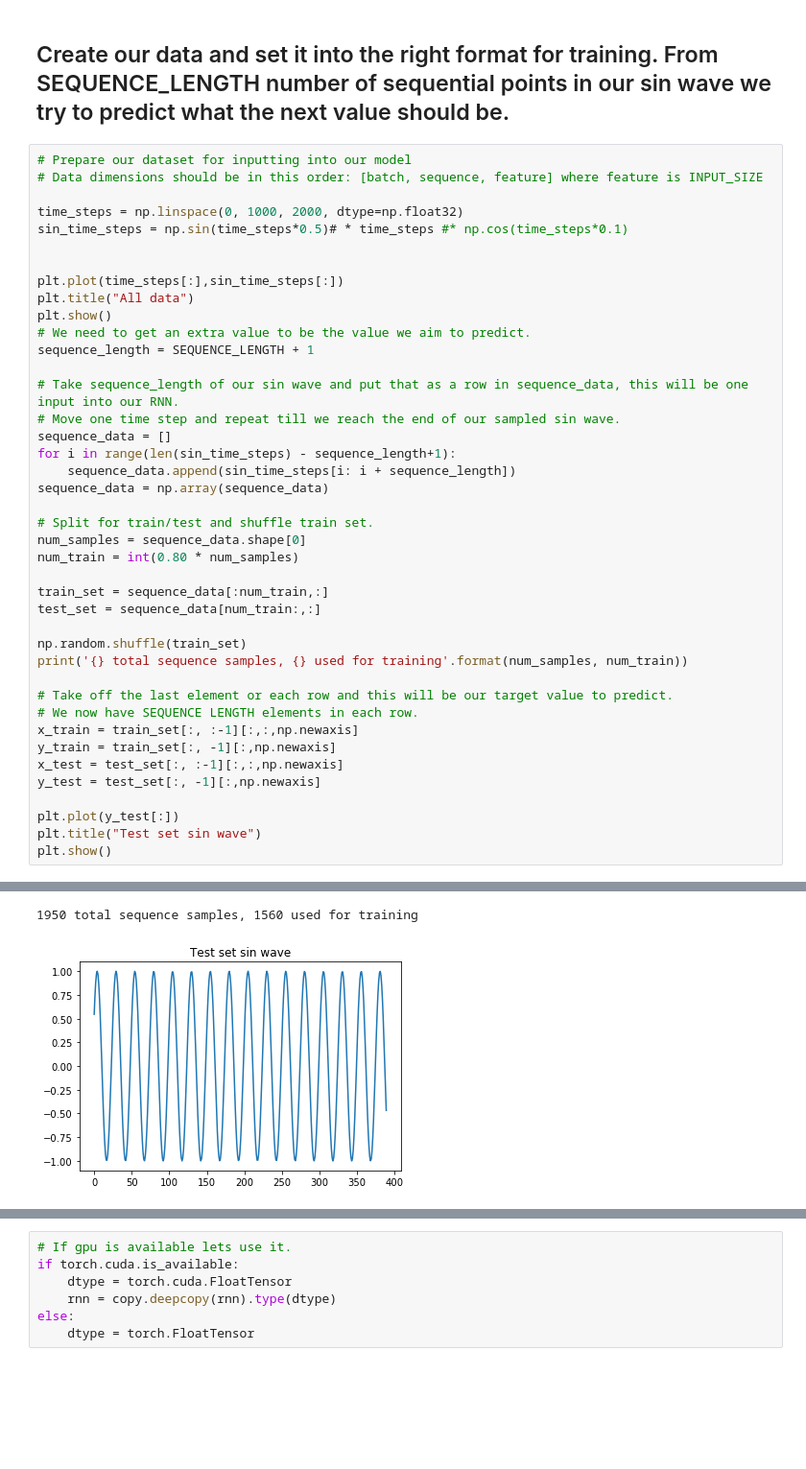
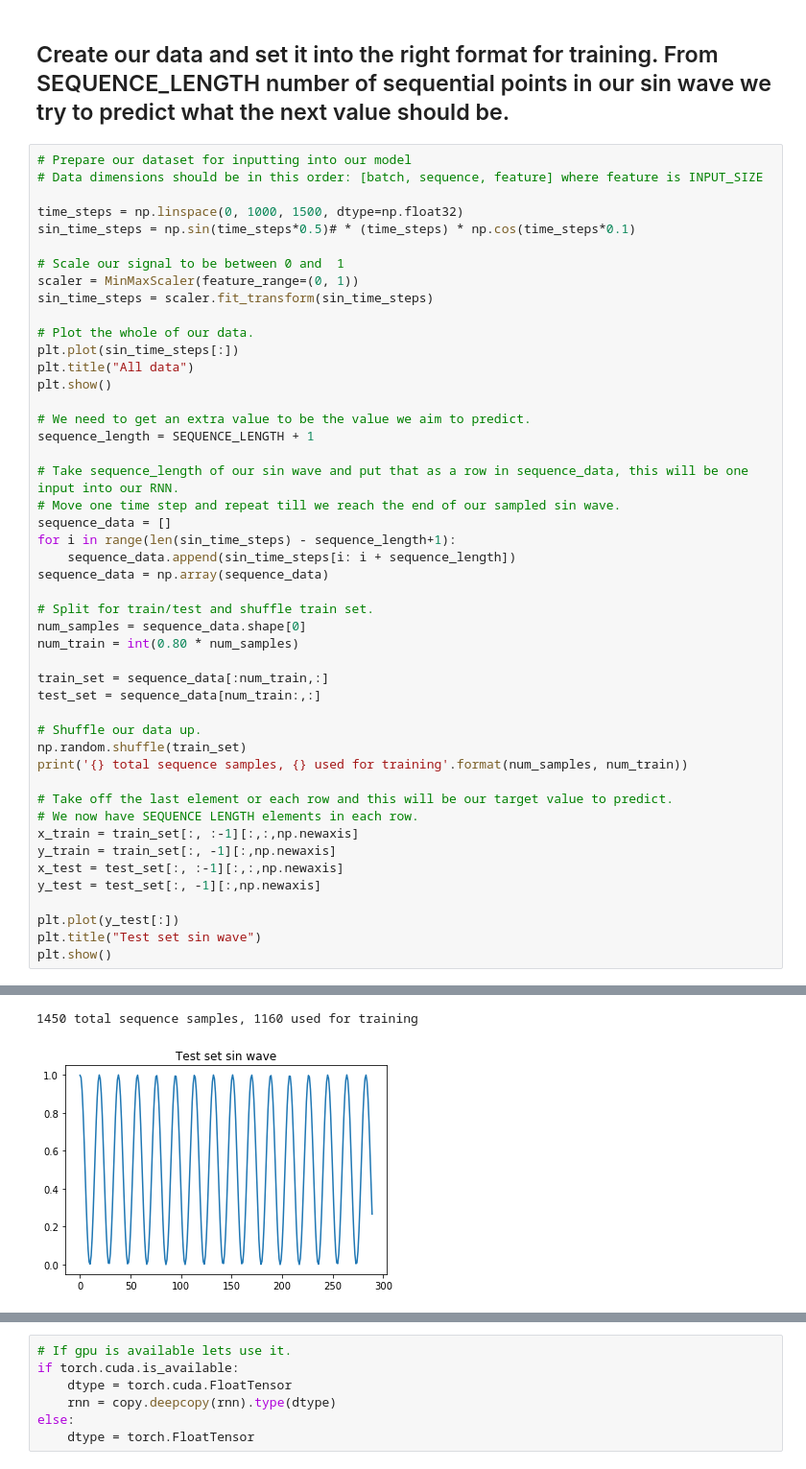
Before and after one commit to Burton2000/pytorch_rnn_sequence_generation, a Jupyter notebook: RNN_for_overfit_waves.ipynb, the cells around one changed output, grey strips where cells are left out. Shown: that part at 96% size. Saved outputs shown, nothing was run; the diff lists cells and outputs as text; blank space fills up the shorter version.

Commit message:
Include scaling of our data to get better results

```diff
--- a/RNN_for_overfit_waves.ipynb
+++ b/RNN_for_overfit_waves.ipynb
@@ -29,13 +31,18 @@ NUM_EPOCHS = 10
 # Prepare our dataset for inputting into our model
 # Data dimensions should be in this order: [batch, sequence, feature] where feature is INPUT_SIZE
 
-time_steps = np.linspace(0, 1000, 2000, dtype=np.float32)
-sin_time_steps = np.sin(time_steps*0.5)# * time_steps #* np.cos(time_steps*0.1)
+time_steps = np.linspace(0, 1000, 1500, dtype=np.float32)
+sin_time_steps = np.sin(time_steps*0.5)# * (time_steps) * np.cos(time_steps*0.1)
 
+# Scale our signal to be between 0 and  1
+scaler = MinMaxScaler(feature_range=(0, 1))
+sin_time_steps = scaler.fit_transform(sin_time_steps)
 
-plt.plot(time_steps[:],sin_time_steps[:])
+# Plot the whole of our data.
+plt.plot(sin_time_steps[:])
 plt.title("All data")
 plt.show()
+
 # We need to get an extra value to be the value we aim to predict.
 sequence_length = SEQUENCE_LENGTH + 1
 
@@ -53,6 +60,7 @@ num_train = int(0.80 * num_samples)
 train_set = sequence_data[:num_train,:]
 test_set = sequence_data[num_train:,:]
 
+# Shuffle our data up.
 np.random.shuffle(train_set)
 print('{} total sequence samples, {} used for training'.format(num_samples, num_train))
 
@@ -71,5 +79,5 @@ plt.show()
-1950 total sequence samples, 1560 used for training
+1450 total sequence samples, 1160 used for training
-[figure, old version]
+[figure, new version]
 # %%
 # Define our RNN model as a new class inheriting from nn.Module. Our model will be one multilayer RNN followed by a linear
 # layer to produce our final output.
```
Also changed, not shown: parts of 7 cells of this notebook.
